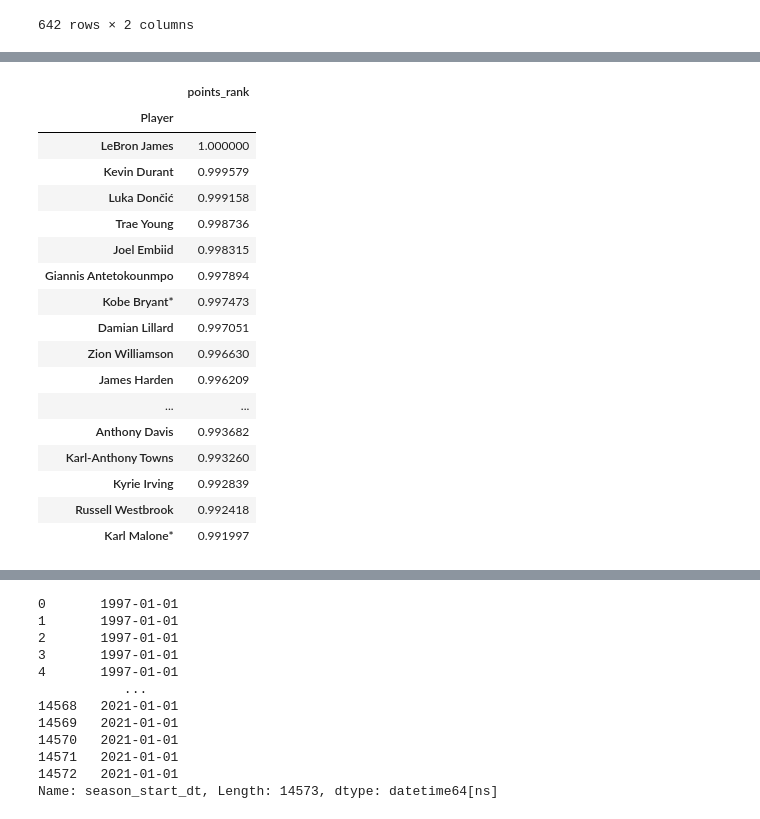
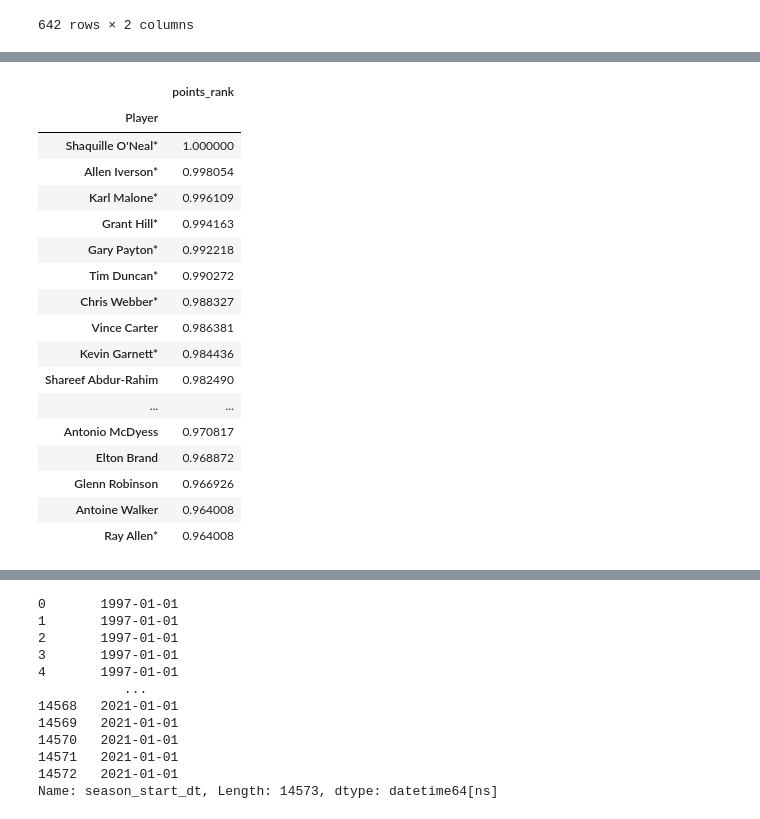
Before and after one commit to mgfos207/NBA_Stats, a Jupyter notebook: nba-players-analysis.ipynb, the cells around one changed output, grey strips where cells are left out. Cells and saved outputs as stored; diff of their text form; code cells hidden in the pictures.

```diff
--- a/nba-players-analysis.ipynb
+++ b/nba-players-analysis.ipynb
@@ -494,24 +517,24 @@ df.loc[df['season_start'] == 2019, ['season_start','season_end']]
 # %%
-df.loc[(df['season_start']) >= 1998 & (df['season_end'] == 2000), ['Player', 'PTS']].groupby(by='Player').agg(points_rank=('PTS','mean')).rank(pct=True).sort_values(by='points_rank', ascending=False).head(20)
+df.loc[(df['season_start'] >= 1998) & (df['season_end'] <= 2000), ['Player', 'PTS']].groupby(by='Player').agg(points_rank=('PTS','mean')).rank(pct=True).sort_values(by='points_rank', ascending=False).head(20)
 # %% [output]
 |  | points_rank |
 | Player |  |
-| LeBron James | 1.000000 |
-| Kevin Durant | 0.999579 |
-| Luka Dončić | 0.999158 |
-| Trae Young | 0.998736 |
-| Joel Embiid | 0.998315 |
-| Giannis Antetokounmpo | 0.997894 |
-| Kobe Bryant* | 0.997473 |
-| Damian Lillard | 0.997051 |
-| Zion Williamson | 0.996630 |
-| James Harden | 0.996209 |
+| Shaquille O'Neal* | 1.000000 |
+| Allen Iverson* | 0.998054 |
+| Karl Malone* | 0.996109 |
+| Grant Hill* | 0.994163 |
+| Gary Payton* | 0.992218 |
+| Tim Duncan* | 0.990272 |
+| Chris Webber* | 0.988327 |
+| Vince Carter | 0.986381 |
+| Kevin Garnett* | 0.984436 |
+| Shareef Abdur-Rahim | 0.982490 |
 | ... | ... |
-| Anthony Davis | 0.993682 |
-| Karl-Anthony Towns | 0.993260 |
-| Kyrie Irving | 0.992839 |
-| Russell Westbrook | 0.992418 |
-| Karl Malone* | 0.991997 |
+| Antonio McDyess | 0.970817 |
+| Elton Brand | 0.968872 |
+| Glenn Robinson | 0.966926 |
+| Antoine Walker | 0.964008 |
+| Ray Allen* | 0.964008 |
 # %%
 df.loc[df['Player'] == 'LeBron James']
 # %% [output]
```
Also changed, not shown: parts of 31 cells of this notebook.
